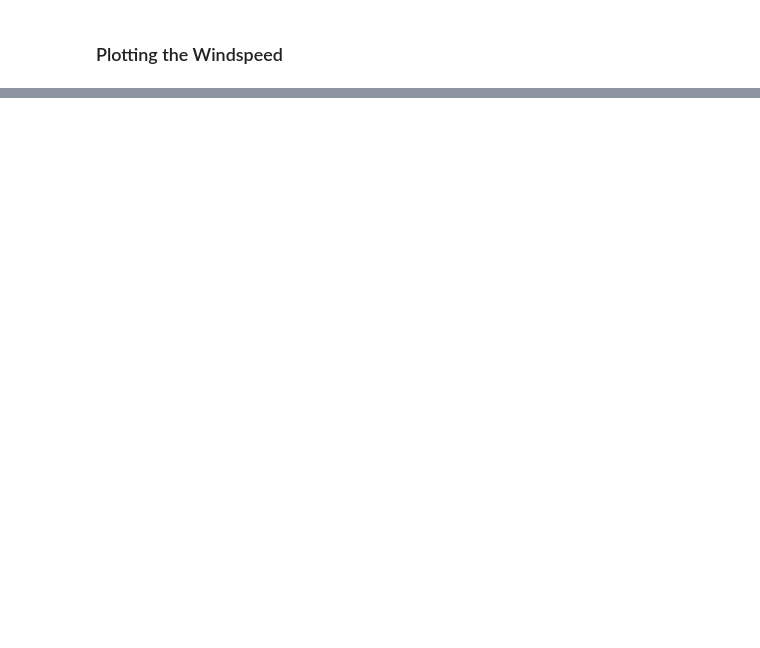
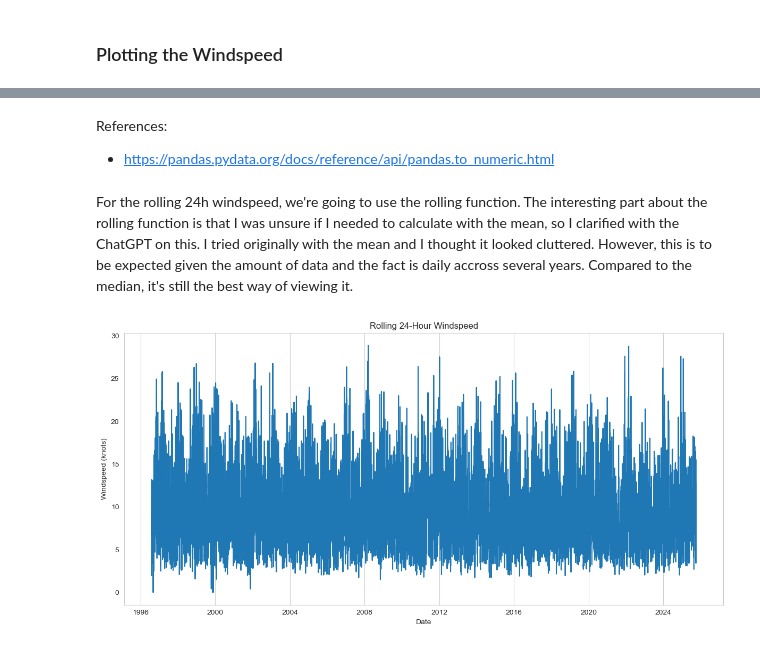
Before and after one commit to LoicBagnoud/Programming-for-Data-Analytics-Assignments, a Jupyter notebook: Week 6/assignment_6_Weather.ipynb, the cells around one changed output, grey strips where cells are left out. Saved outputs shown, nothing was run; the diff lists cells and outputs as text; code cells hidden in the pictures; blank space fills up the shorter version.

```diff
--- a/Week 6/assignment_6_Weather.ipynb
+++ b/Week 6/assignment_6_Weather.ipynb
@@ -170,0 +173,3 @@ plt.show()
+# %%
+# We force the windspeed missing values to be numeric and interpreted as NaN. For this, I found the .to_numeric function
+df['wdsp'] = pd.to_numeric(df['wdsp'], errors='coerce')
@@ -170,0 +188,22 @@ plt.show()
+# %% [markdown]
+References:
+>
+- https://pandas.pydata.org/docs/reference/api/pandas.to_numeric.html
+# %% [markdown]
+For the rolling 24h windspeed, we're going to use the rolling function. The interesting part about the rolling function is that I was unsure if I needed to calculate with the mean, so I clarified with the ChatGPT on this.
+I tried originally with the mean and I thought it looked cluttered. However, this is to be expected given the amount of data and the fact is daily accross several years. Compared to the median, it's still the best way of viewing it.
+# %%
+# We create a column in the dataframe called "rolling_wdsp" and we apply the .rolliong function to the windspeed column.
+df['rolling_wdsp'] = df['wdsp'].rolling(window=24).mean()
+
+# Now plot using seaborn
+plt.figure(figsize=(12, 6))
+plt.title("Rolling 24-Hour Windspeed")
+plt.xlabel("Date")
+plt.ylabel("Windspeed (knots)")
+plt.grid(axis='y')
+sns.lineplot(x='date', y='rolling_wdsp', data=df, zorder=2)
+plt.tight_layout()
+plt.show()
+# %% [output]
+[figure, added]
```
Also changed, not shown: parts of 18 cells of this notebook.
